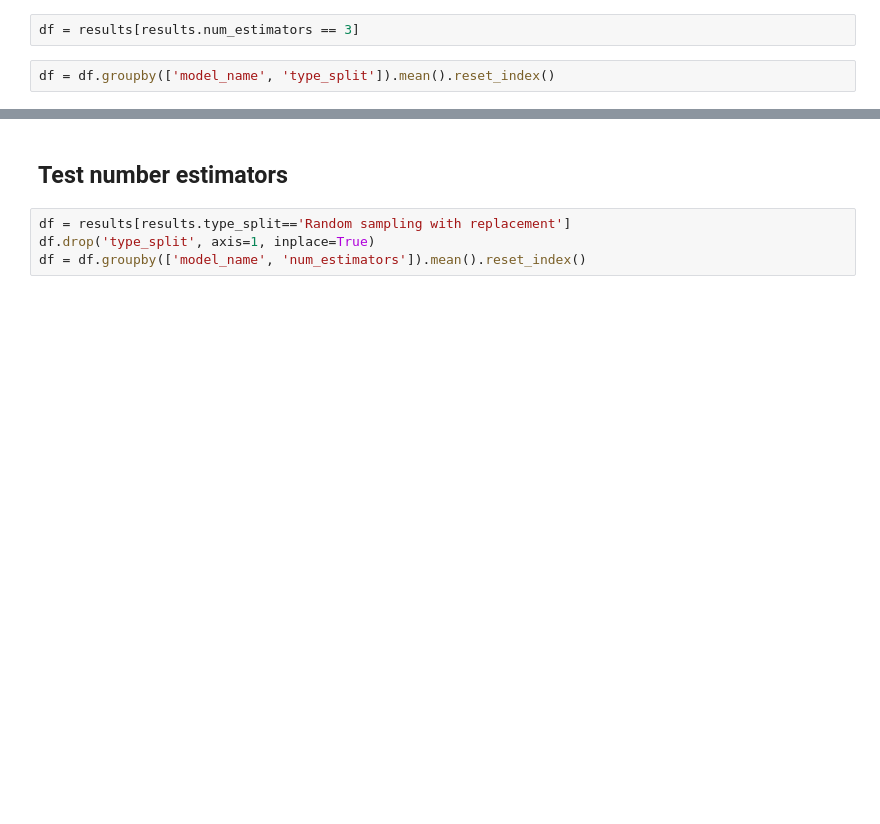
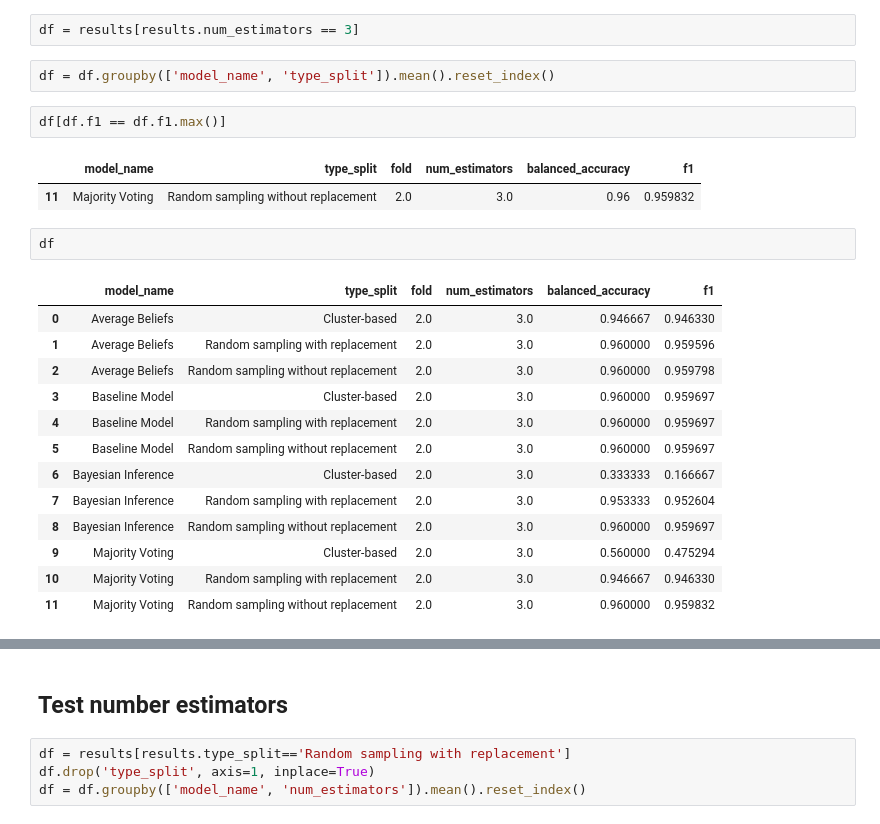
Before and after one commit to PugtgYosuky/FIAD-project, a Jupyter notebook: src/analysis.ipynb, the cells around one changed output, grey strips where cells are left out. Cells and saved outputs as stored; diff of their text form; blank space fills up the shorter version.

```diff
--- a/src/analysis.ipynb
+++ b/src/analysis.ipynb
@@ -45,5 +51,26 @@ results
 df = results[results.num_estimators == 3]
 # %%
 df = df.groupby(['model_name', 'type_split']).mean().reset_index()
+# %%
+df[df.f1 == df.f1.max()]
+# %% [output]
+|  | model_name | type_split | fold | num_estimators | balanced_accuracy | f1 |
+| 11 | Majority Voting | Random sampling without replacement | 2.0 | 3.0 | 0.96 | 0.959832 |
+# %%
+df
+# %% [output]
+|  | model_name | type_split | fold | num_estimators | balanced_accuracy | f1 |
+| 0 | Average Beliefs | Cluster-based | 2.0 | 3.0 | 0.946667 | 0.946330 |
+| 1 | Average Beliefs | Random sampling with replacement | 2.0 | 3.0 | 0.960000 | 0.959596 |
+| 2 | Average Beliefs | Random sampling without replacement | 2.0 | 3.0 | 0.960000 | 0.959798 |
+| 3 | Baseline Model | Cluster-based | 2.0 | 3.0 | 0.960000 | 0.959697 |
+| 4 | Baseline Model | Random sampling with replacement | 2.0 | 3.0 | 0.960000 | 0.959697 |
+| 5 | Baseline Model | Random sampling without replacement | 2.0 | 3.0 | 0.960000 | 0.959697 |
+| 6 | Bayesian Inference | Cluster-based | 2.0 | 3.0 | 0.333333 | 0.166667 |
+| 7 | Bayesian Inference | Random sampling with replacement | 2.0 | 3.0 | 0.953333 | 0.952604 |
+| 8 | Bayesian Inference | Random sampling without replacement | 2.0 | 3.0 | 0.960000 | 0.959697 |
+| 9 | Majority Voting | Cluster-based | 2.0 | 3.0 | 0.560000 | 0.475294 |
+| 10 | Majority Voting | Random sampling with replacement | 2.0 | 3.0 | 0.946667 | 0.946330 |
+| 11 | Majority Voting | Random sampling without replacement | 2.0 | 3.0 | 0.960000 | 0.959832 |
 # %%
 plt.figure(figsize=(20, 15))
```
Also changed, not shown: parts of 8 cells of this notebook, 21 other files.
